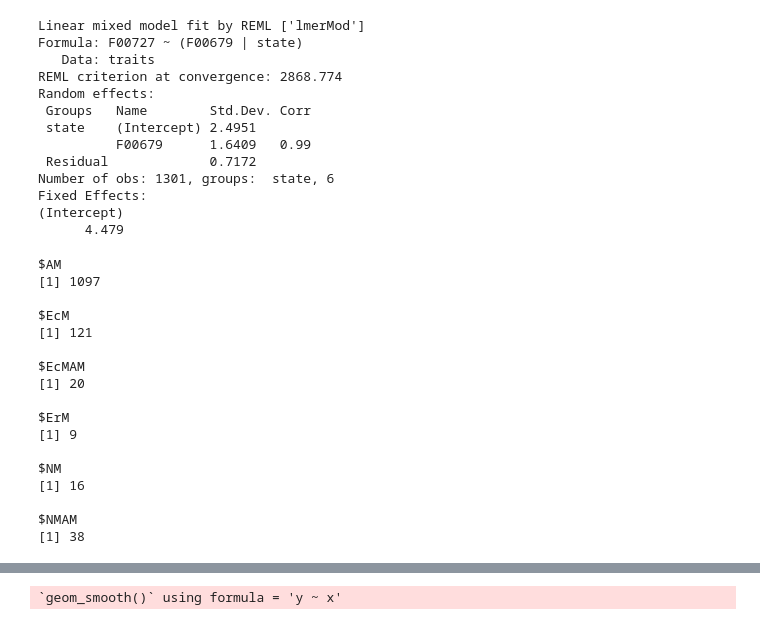
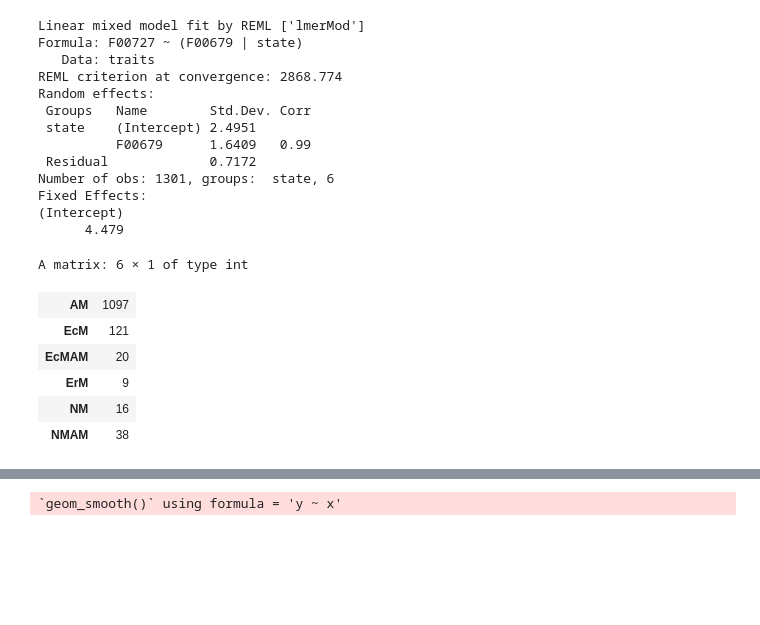
Before and after one commit to anoban/phd, a Jupyter notebook: R/notebooks/phylogenetics.ipynb, the cells around one changed output, grey strips where cells are left out. Saved outputs shown, nothing was run; the diff lists cells and outputs as text; code cells hidden in the pictures; blank space fills up the shorter version.

```diff
--- a/R/notebooks/phylogenetics.ipynb
+++ b/R/notebooks/phylogenetics.ipynb
@@ -263,20 +261,11 @@ source("./../phylolm_patched.R")
 # %%
-traits |> split(~state) |> lapply(FUN = nrow)
+nrecords <- traits |> split(~state) |> lapply(FUN = nrow) |> as.data.frame() |> t()
+nrecords
 # %% [output]
-$AM
-[1] 1097
-
-$EcM
-[1] 121
-
-$EcMAM
-[1] 20
-
-$ErM
-[1] 9
-
-$NM
-[1] 16
-
-$NMAM
-[1] 38
+A matrix: 6 × 1 of type int
+| AM | 1097 |
+| EcM | 121 |
+| EcMAM | 20 |
+| ErM | 9 |
+| NM | 16 |
+| NMAM | 38 |
```
Also changed, not shown: parts of 8 cells of this notebook, 2 other files.
